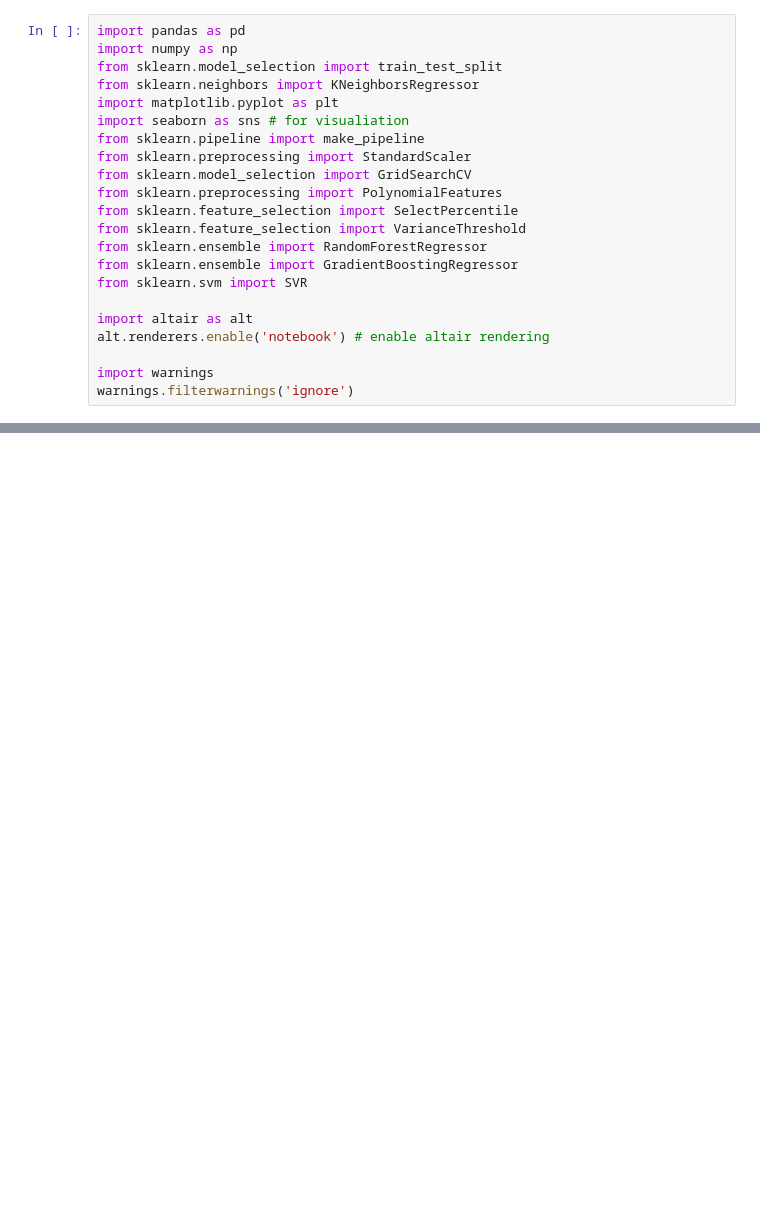
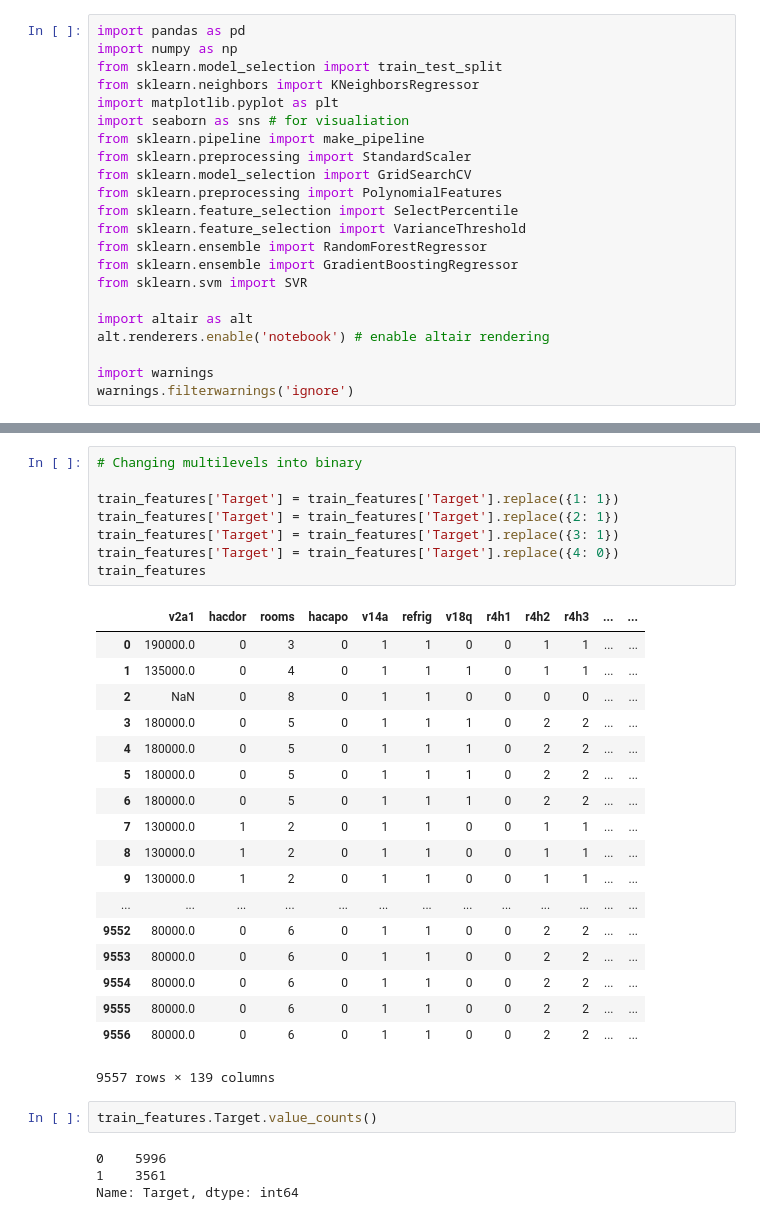
Before and after one commit to aneeshananda/info370-finalresource, a Jupyter notebook: Costa Rica Household Poverty.ipynb, the cells around one changed output, grey strips where cells are left out. Saved outputs shown, nothing was run; the diff lists cells and outputs as text; blank space fills up the shorter version.

```diff
--- a/Costa Rica Household Poverty.ipynb
+++ b/Costa Rica Household Poverty.ipynb
@@ -27,0 +53,33 @@ train_labels = pd.Series(train.values[:, -1], name=train.columns[-1])
+# %%
+# Changing multilevels into binary
+
+train_features['Target'] = train_features['Target'].replace({1: 1})
+train_features['Target'] = train_features['Target'].replace({2: 1})
+train_features['Target'] = train_features['Target'].replace({3: 1})
+train_features['Target'] = train_features['Target'].replace({4: 0})
+train_features
+# %% [output]
+|  | v2a1 | hacdor | rooms | hacapo | v14a | refrig | v18q | r4h1 | r4h2 | r4h3 | ... | ... |
+| 0 | 190000.0 | 0 | 3 | 0 | 1 | 1 | 0 | 0 | 1 | 1 | ... | ... |
+| 1 | 135000.0 | 0 | 4 | 0 | 1 | 1 | 1 | 0 | 1 | 1 | ... | ... |
+| 2 | NaN | 0 | 8 | 0 | 1 | 1 | 0 | 0 | 0 | 0 | ... | ... |
+| 3 | 180000.0 | 0 | 5 | 0 | 1 | 1 | 1 | 0 | 2 | 2 | ... | ... |
+| 4 | 180000.0 | 0 | 5 | 0 | 1 | 1 | 1 | 0 | 2 | 2 | ... | ... |
+| 5 | 180000.0 | 0 | 5 | 0 | 1 | 1 | 1 | 0 | 2 | 2 | ... | ... |
+| 6 | 180000.0 | 0 | 5 | 0 | 1 | 1 | 1 | 0 | 2 | 2 | ... | ... |
+| 7 | 130000.0 | 1 | 2 | 0 | 1 | 1 | 0 | 0 | 1 | 1 | ... | ... |
+| 8 | 130000.0 | 1 | 2 | 0 | 1 | 1 | 0 | 0 | 1 | 1 | ... | ... |
+| 9 | 130000.0 | 1 | 2 | 0 | 1 | 1 | 0 | 0 | 1 | 1 | ... | ... |
+| ... | ... | ... | ... | ... | ... | ... | ... | ... | ... | ... | ... | ... |
+| 9552 | 80000.0 | 0 | 6 | 0 | 1 | 1 | 0 | 0 | 2 | 2 | ... | ... |
+| 9553 | 80000.0 | 0 | 6 | 0 | 1 | 1 | 0 | 0 | 2 | 2 | ... | ... |
+| 9554 | 80000.0 | 0 | 6 | 0 | 1 | 1 | 0 | 0 | 2 | 2 | ... | ... |
+| 9555 | 80000.0 | 0 | 6 | 0 | 1 | 1 | 0 | 0 | 2 | 2 | ... | ... |
+| 9556 | 80000.0 | 0 | 6 | 0 | 1 | 1 | 0 | 0 | 2 | 2 | ... | ... |
+9557 rows × 139 columns
+# %%
+train_features.Target.value_counts()
+# %% [output]
+0    5996
+1    3561
+Name: Target, dtype: int64
```
Also changed, not shown: parts of 6 cells of this notebook, 3 other files.
